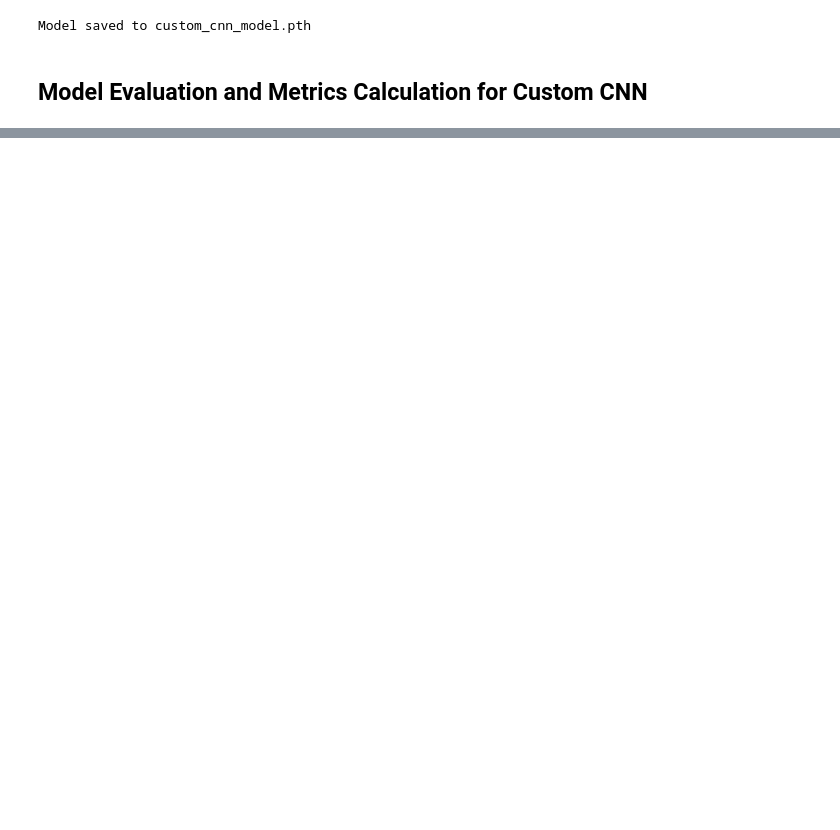
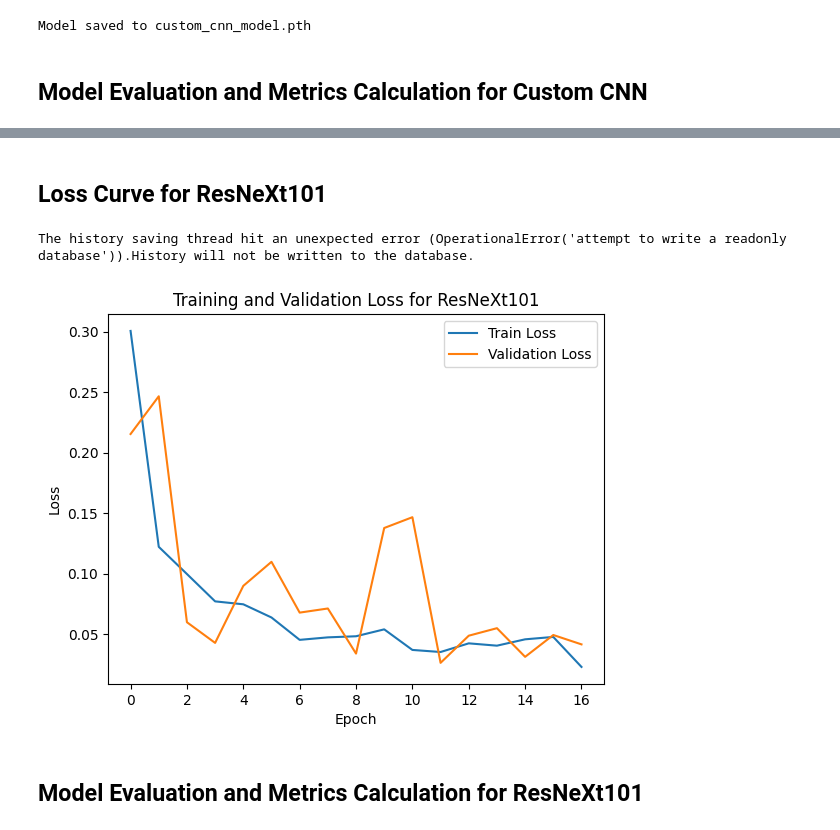
Before and after one commit to sanjana514/CSE366_Project, a Jupyter notebook: CSE366-project.ipynb, the cells around one changed output, grey strips where cells are left out. Cells and saved outputs as stored; diff of their text form; code cells hidden in the pictures; blank space fills up the shorter version.

```diff
--- a/CSE366-project.ipynb
+++ b/CSE366-project.ipynb
@@ -515,0 +518,33 @@ F1 Score: 0.9601
+# %%
+import torch.nn as nn
+import timm
+
+def get_transfer_model(model_name, num_classes):
+    if model_name == 'resnext101_32x8d':
+        model = timm.create_model('resnext101_32x8d', pretrained=True)
+        model.fc = nn.Linear(model.get_classifier().in_features, num_classes)
+
+    elif model_name == 'densenet201':
+        model = timm.create_model('densenet201', pretrained=True)
+        model.classifier = nn.Linear(model.get_classifier().in_features, num_classes)
+
+    elif model_name == 'efficientnetv2_m':
+        model = timm.create_model('efficientnetv2_m', pretrained=True)
+        model.classifier = nn.Linear(model.get_classifier().in_features, num_classes)
+
+    elif model_name == 'nasnetalarge':
+        model = timm.create_model('nasnetalarge', pretrained=True)
+        model.last_linear = nn.Linear(model.get_classifier().in_features, num_classes)
+
+    elif model_name == 'convnext_base':
+        model = timm.create_model('convnext_base', pretrained=True)
+        model.head = nn.Linear(model.get_classifier().in_features, num_classes)
+
+    elif model_name == 'seresnext101_32x8d':
+        model = timm.create_model('seresnext101_32x8d', pretrained=True)
+        model.fc = nn.Linear(model.get_classifier().in_features, num_classes)
+
+    else:
+        raise ValueError(f"Model '{model_name}' not supported. Please check the name.")
+
+    return model
@@ -515,0 +650,16 @@ F1 Score: 0.9601
+# %% [markdown]
+## Loss Curve for ResNeXt101
+# %%
+# Plotting loss curves
+plt.plot(train_losses, label='Train Loss')
+plt.plot(val_losses, label='Validation Loss')
+plt.xlabel('Epoch')
+plt.ylabel('Loss')
+plt.legend()
+plt.title("Training and Validation Loss for ResNeXt101")
+plt.show()
+# %% [output]
+The history saving thread hit an unexpected error (OperationalError('attempt to write a readonly database')).History will not be written to the database.
+[figure, added]
+# %% [markdown]
+## Model Evaluation and Metrics Calculation for ResNeXt101
```
Also changed, not shown: parts of 15 cells of this notebook.
